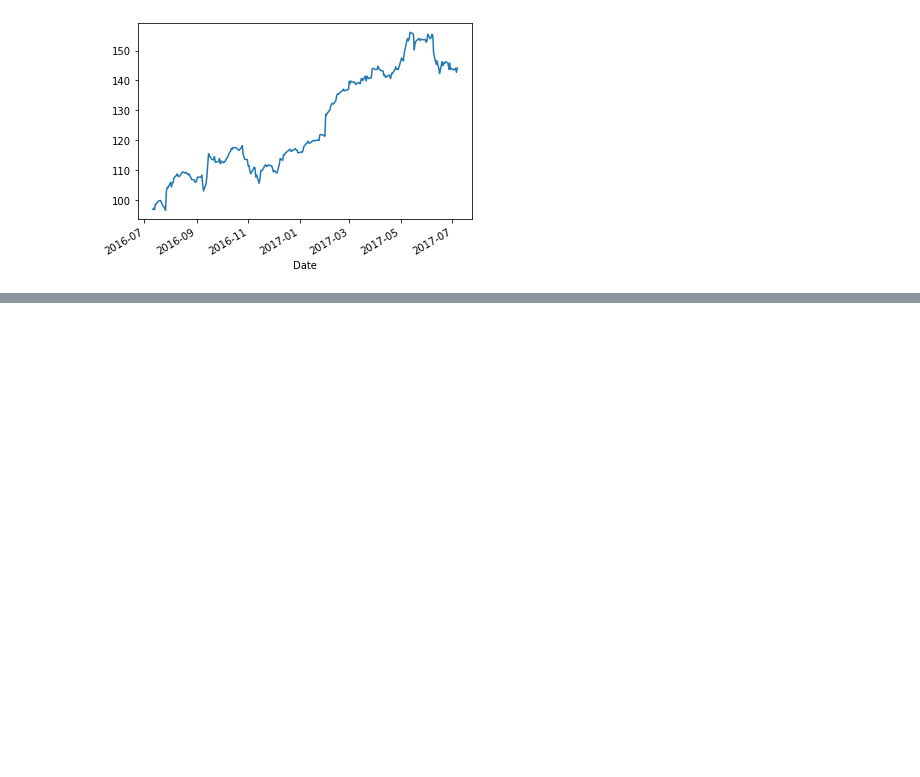
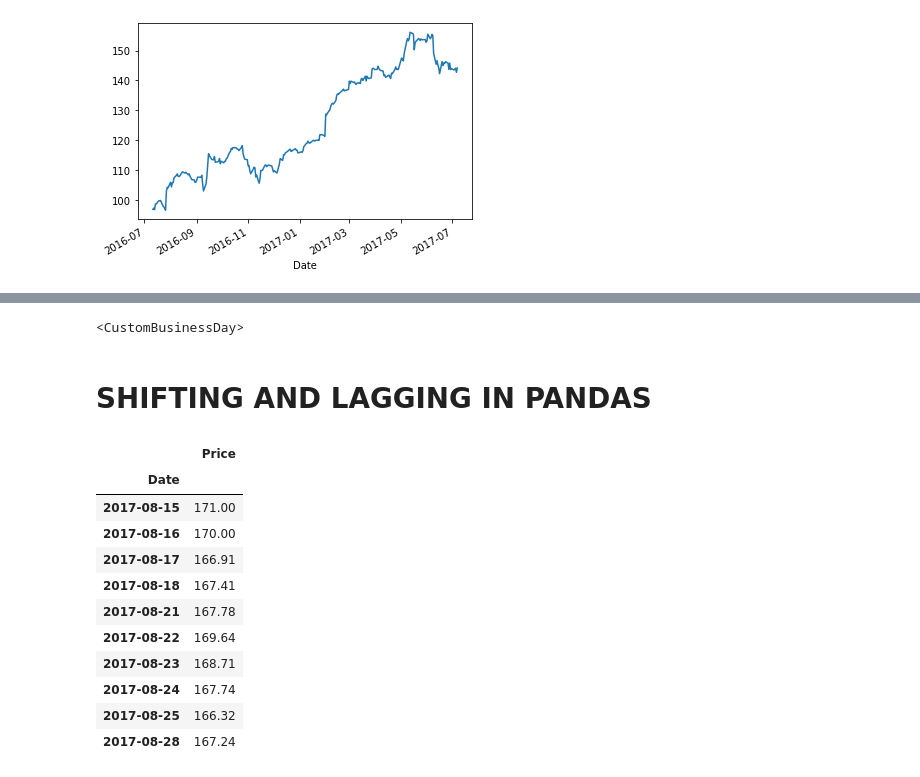
Before and after one commit to sudarshan-uprety/Machine-Leaning, a Jupyter notebook: Pandas/Pandas Notebook.ipynb, the cells around one changed output, grey strips where cells are left out. Drawn from its saved outputs; the diff is of its cells as text; code cells hidden in the pictures; blank space fills up the shorter version.

```diff
--- a/Pandas/Pandas Notebook.ipynb
+++ b/Pandas/Pandas Notebook.ipynb
@@ -2131,0 +2217,22 @@ ts=pd.Series
+# %%
+usb
+# %% [output]
+<CustomBusinessDay>
+# %% [markdown]
+# SHIFTING AND LAGGING IN PANDAS
+# %%
+df=pd.read_csv('fb.csv',parse_dates=['Date'],index_col='Date')
+df
+# %% [output]
+|  | Price |
+| Date |  |
+| 2017-08-15 | 171.00 |
+| 2017-08-16 | 170.00 |
+| 2017-08-17 | 166.91 |
+| 2017-08-18 | 167.41 |
+| 2017-08-21 | 167.78 |
+| 2017-08-22 | 169.64 |
+| 2017-08-23 | 168.71 |
+| 2017-08-24 | 167.74 |
+| 2017-08-25 | 166.32 |
+| 2017-08-28 | 167.24 |
```
Also changed, not shown: parts of 35 cells of this notebook, 2 other files.
